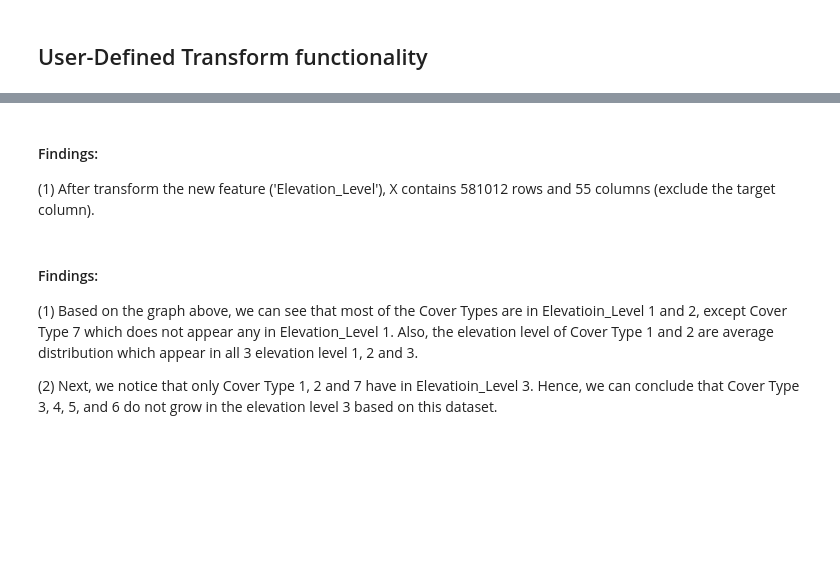
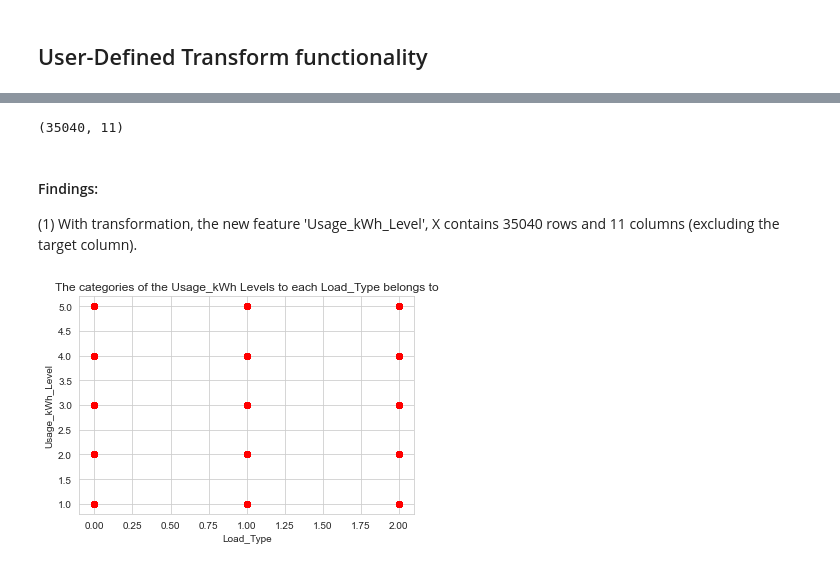
Before and after one commit to lyx97/CSCI316, a Jupyter notebook: Group 6/CSCI316_A1_Group_LeeYuXian_ChongHuiWen_TanKayceeWanChing.ipynb, the cells around one changed output, grey strips where cells are left out. Saved outputs shown, nothing was run; the diff lists cells and outputs as text; code cells hidden in the pictures; blank space fills up the shorter version.

```diff
--- a/Group 6/CSCI316_A1_Group_LeeYuXian_ChongHuiWen_TanKayceeWanChing.ipynb
+++ b/Group 6/CSCI316_A1_Group_LeeYuXian_ChongHuiWen_TanKayceeWanChing.ipynb
@@ -774,3 +770,4 @@ class UserDefinedTransform(BaseEstimator, TransformerMixin):
 # %%
-# show the original X.shape
-X.shape
+#create a variable called temp
+temp = df_encoded
+temp.shape
@@ -781,4 +780,5 @@ X.shape
 # %%
-# create the class object and transfrom the new feature then show the shape of dataframe which excluding the target column
-attr_adder = UserDefinedTransform(elevation_lvl=True)
-attr_adder.transform(X).shape
+#append it to the columns and print
+cn = list(temp.columns)
+cn.append("Usage_kWh_Level")
+cn
@@ -785,4 +797,12 @@ attr_adder.transform(X).shape
+# %%
+# Create a class object, transform the new feature and print the shape of the dataframe
+# shape of dataframe excludes target column
+add_attribute = UserDefinedTransform(Usage_kWh_lvl=True)
+temp = pd.DataFrame(data= add_attribute.transform(temp),columns=cn)
+temp.shape
+# %% [output]
+(35040, 11)
 # %% [markdown]
 #### Findings:
 
-(1) After transform the new feature ('Elevation_Level'), X contains 581012 rows and 55 columns (exclude the target column).
+(1) With transformation, the new feature 'Usage_kWh_Level', X contains 35040 rows and 11 columns (excluding the target column).
@@ -792,19 +809,15 @@ df['Elevation_Level']
 # %%
-# plot out the graph to see the categories of the Elevation of each Cover_Type belongs to
-plt.scatter(df['Cover_Type'], df['Elevation_Level'], c='red')
+#plotting the scatter graph
+plt.scatter(temp['Load_Type'], temp['Usage_kWh_Level'], c='red')
 
 # set the graph title
-plt.title('The categories of the Elevation of each Cover_Type belongs to')
+plt.title('The categories of the Usage_kWh Levels to each Load_Type belongs to')
 
 # set the xlabel and ylabel
-plt.xlabel('Cover_Type')
-plt.ylabel('Elevation_Level')
+plt.xlabel('Load_Type')
+plt.ylabel('Usage_kWh_Level')
 
 # show the graph
 plt.show()
+# %% [output]
+[figure, added]
-# %% [markdown]
-#### Findings:
-
-(1) Based on the graph above, we can see that most of the Cover Types are in Elevatioin_Level 1 and 2, except Cover Type 7 which does not appear any in Elevation_Level 1. Also, the elevation level of Cover Type 1 and 2 are average distribution which appear in all 3 elevation level 1, 2 and 3.
-
-(2) Next, we notice that only Cover Type 1, 2 and 7 have in Elevatioin_Level 3. Hence, we can conclude that Cover Type 3, 4, 5, and 6 do not grow in the elevation level 3 based on this dataset.
```
Also changed, not shown: parts of 40 cells of this notebook.
